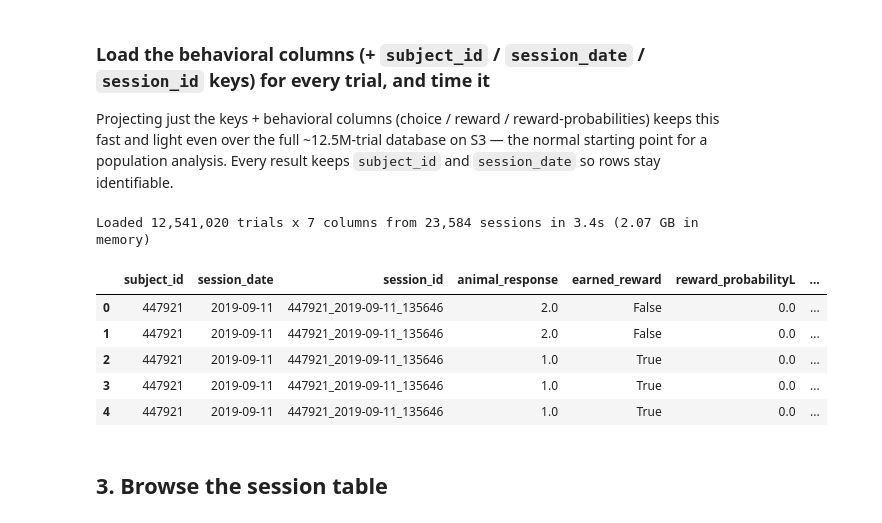
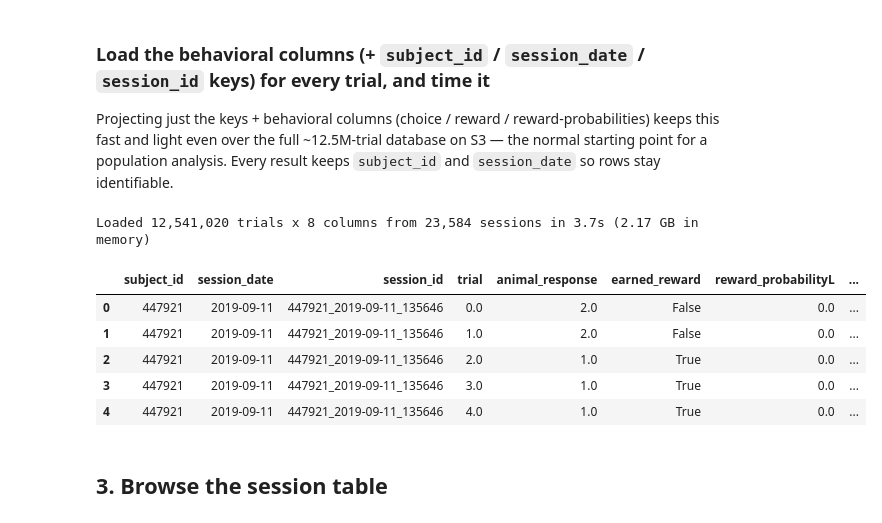
Before and after one commit to AllenNeuralDynamics/aind-dynamic-foraging-database, a Jupyter notebook: src/aind_dynamic_foraging_database/query_examples.ipynb, the cells around one changed output. Saved outputs shown, nothing was run; the diff lists cells and outputs as text; code cells hidden in the pictures.

```diff
--- a/src/aind_dynamic_foraging_database/query_examples.ipynb
+++ b/src/aind_dynamic_foraging_database/query_examples.ipynb
@@ -143,24 +150,24 @@ Projecting just the keys + behavioral columns (choice / reward / reward-probabil
 # %%
 t0 = time.time()
 df_5col = duckdb.sql(f"""
-    SELECT subject_id, session_date, session_id, animal_response, earned_reward,
+    SELECT subject_id, session_date, session_id, trial, animal_response, earned_reward,
            reward_probabilityL, reward_probabilityR
     FROM {READ_TRIALS}
 """).df()
 elapsed = time.time() - t0
 
 print(f"Loaded {len(df_5col):,} trials x {df_5col.shape[1]} columns "
       f"from {df_5col['session_id'].nunique():,} sessions "
       f"in {elapsed:.1f}s ({df_5col.memory_usage(deep=True).sum() / 1e9:.2f} GB in memory)")
 df_5col.head()
 # %% [output]
-Loaded 12,541,020 trials x 7 columns from 23,584 sessions in 3.4s (2.07 GB in memory)
+Loaded 12,541,020 trials x 8 columns from 23,584 sessions in 3.7s (2.17 GB in memory)
-|  | subject_id | session_date | session_id | animal_response | earned_reward | reward_probabilityL | ... |
-| 0 | 447921 | 2019-09-11 | 447921_2019-09-11_135646 | 2.0 | False | 0.0 | ... |
-| 1 | 447921 | 2019-09-11 | 447921_2019-09-11_135646 | 2.0 | False | 0.0 | ... |
-| 2 | 447921 | 2019-09-11 | 447921_2019-09-11_135646 | 1.0 | True | 0.0 | ... |
-| 3 | 447921 | 2019-09-11 | 447921_2019-09-11_135646 | 1.0 | True | 0.0 | ... |
-| 4 | 447921 | 2019-09-11 | 447921_2019-09-11_135646 | 1.0 | True | 0.0 | ... |
+|  | subject_id | session_date | session_id | trial | animal_response | earned_reward | reward_probabilityL | ... |
+| 0 | 447921 | 2019-09-11 | 447921_2019-09-11_135646 | 0.0 | 2.0 | False | 0.0 | ... |
+| 1 | 447921 | 2019-09-11 | 447921_2019-09-11_135646 | 1.0 | 2.0 | False | 0.0 | ... |
+| 2 | 447921 | 2019-09-11 | 447921_2019-09-11_135646 | 2.0 | 1.0 | True | 0.0 | ... |
+| 3 | 447921 | 2019-09-11 | 447921_2019-09-11_135646 | 3.0 | 1.0 | True | 0.0 | ... |
+| 4 | 447921 | 2019-09-11 | 447921_2019-09-11_135646 | 4.0 | 1.0 | True | 0.0 | ... |
 # %% [markdown]
 ## 3. Browse the session table
 # %%
```
Also changed, not shown: parts of 3 cells of this notebook, 1 other file.
